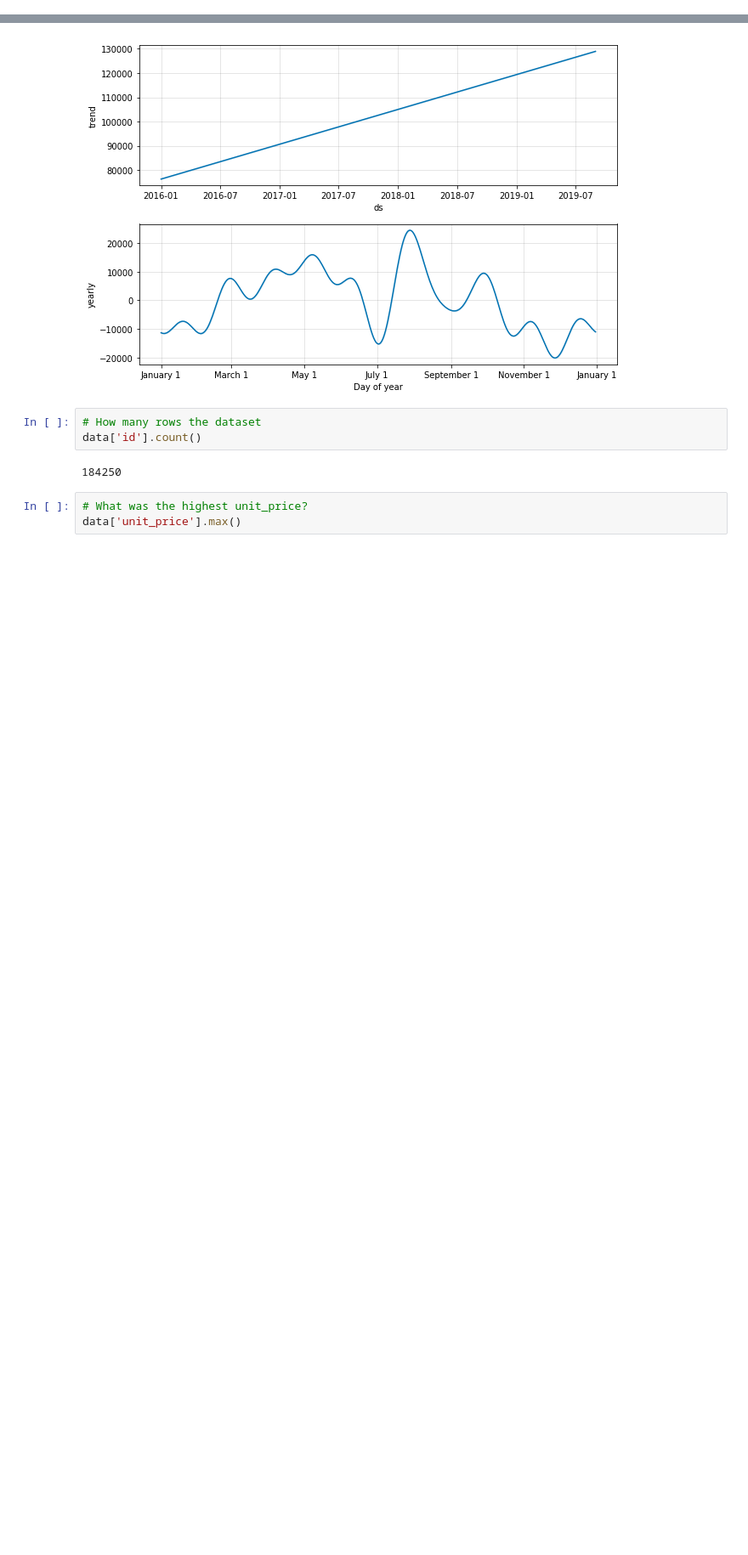
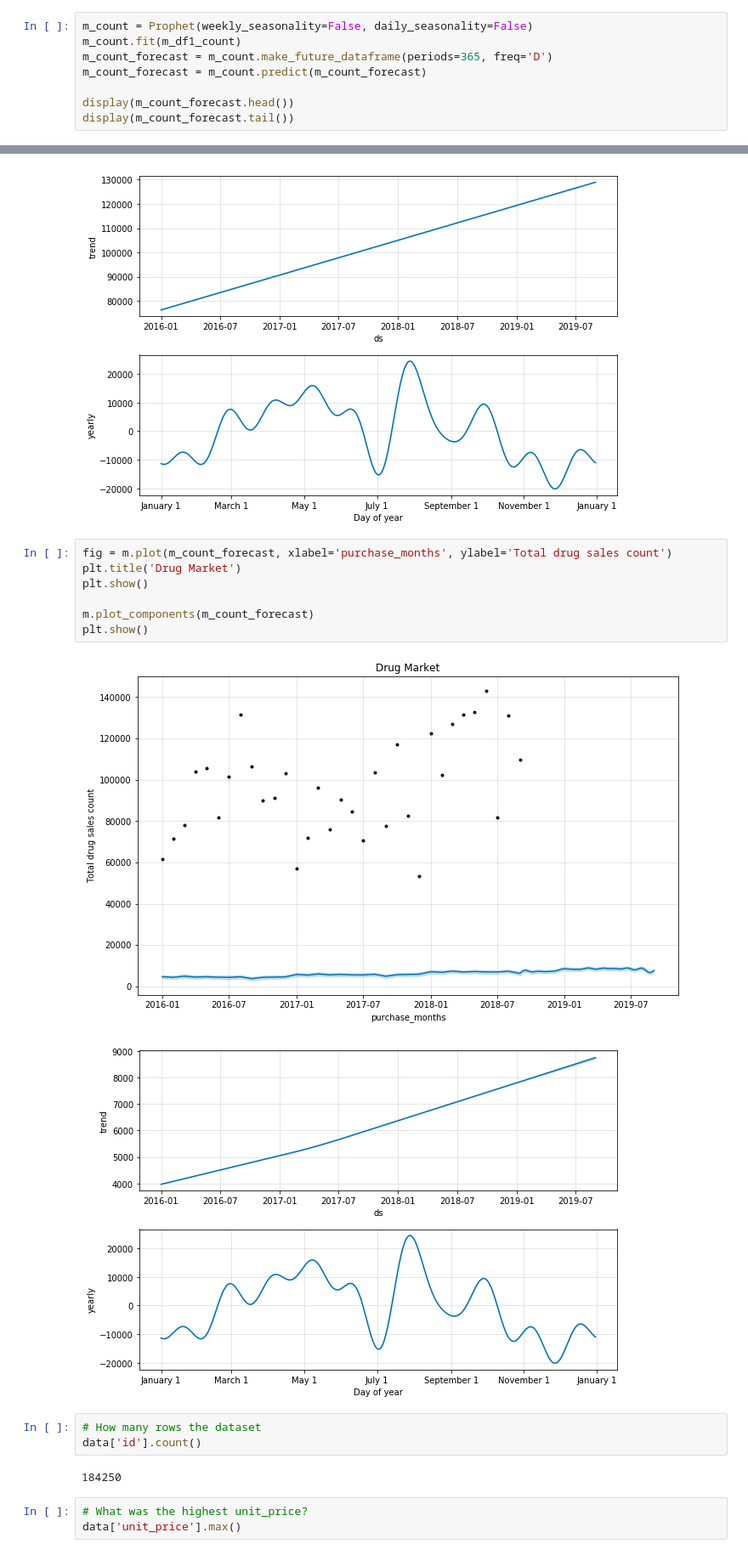
Before and after one commit to DorkNstein/data_modeling, a Jupyter notebook: test_drug.ipynb, the cells around one changed output, grey strips where cells are left out. Shown at 85% size. Cells and saved outputs as stored; diff of their text form; blank space fills up the shorter version.

```diff
--- a/test_drug.ipynb
+++ b/test_drug.ipynb
@@ -77,0 +89,8 @@ INFO:fbprophet:Disabling daily seasonality. Run prophet with daily_seasonality=T
+# %%
+m_count = Prophet(weekly_seasonality=False, daily_seasonality=False)
+m_count.fit(m_df1_count)
+m_count_forecast = m_count.make_future_dataframe(periods=365, freq='D')
+m_count_forecast = m_count.predict(m_count_forecast)
+
+display(m_count_forecast.head())
+display(m_count_forecast.tail())
@@ -85,6 +117,16 @@ plt.show()
 # %% [output]
 [figure]
 [figure]
+# %%
+fig = m.plot(m_count_forecast, xlabel='purchase_months', ylabel='Total drug sales count')
+plt.title('Drug Market')
+plt.show()
+
+m.plot_components(m_count_forecast)
+plt.show()
+# %% [output]
+[figure, added]
+[figure, added]
 # %%
 # How many rows the dataset
 data['id'].count()
```
Also changed, not shown: parts of 15 cells of this notebook, 1 other file.
